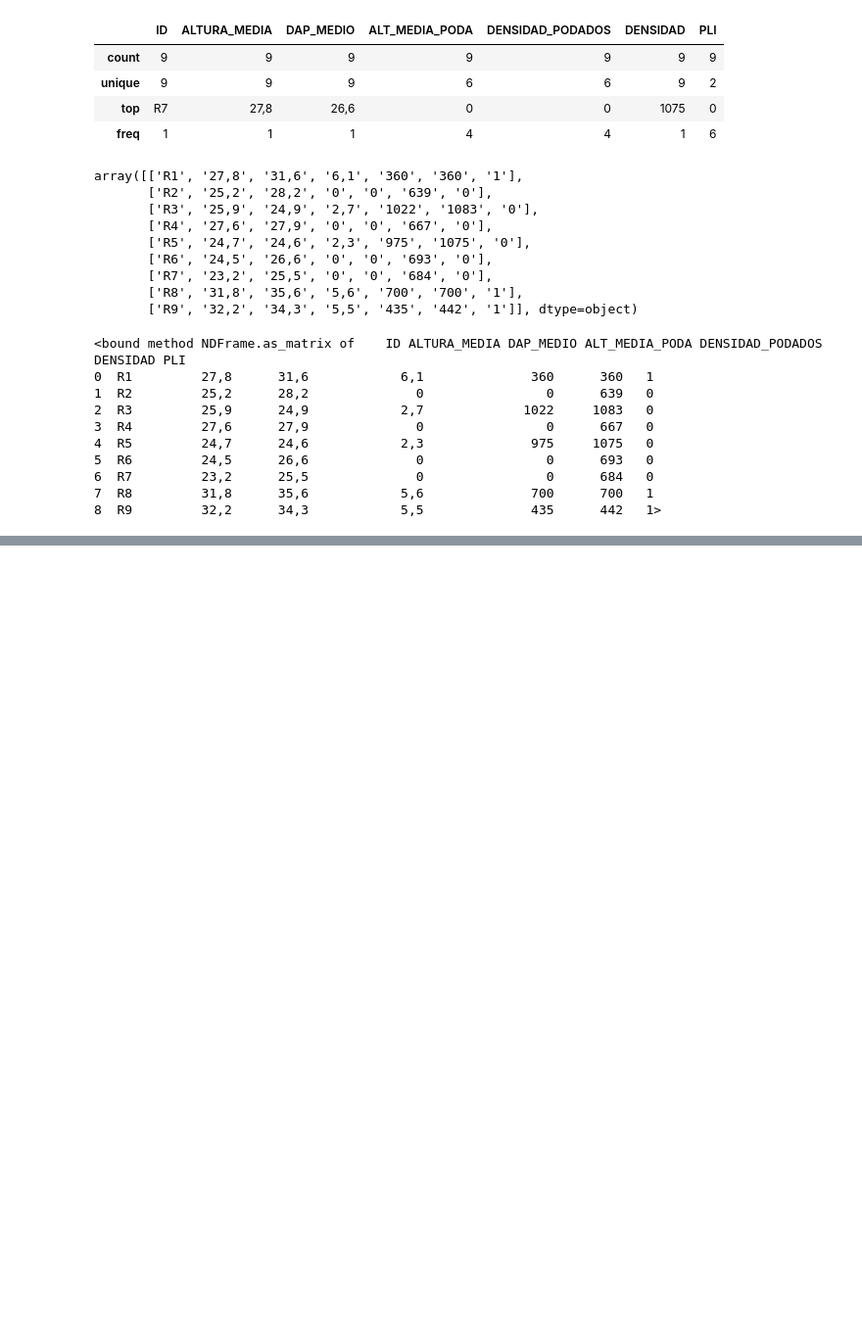
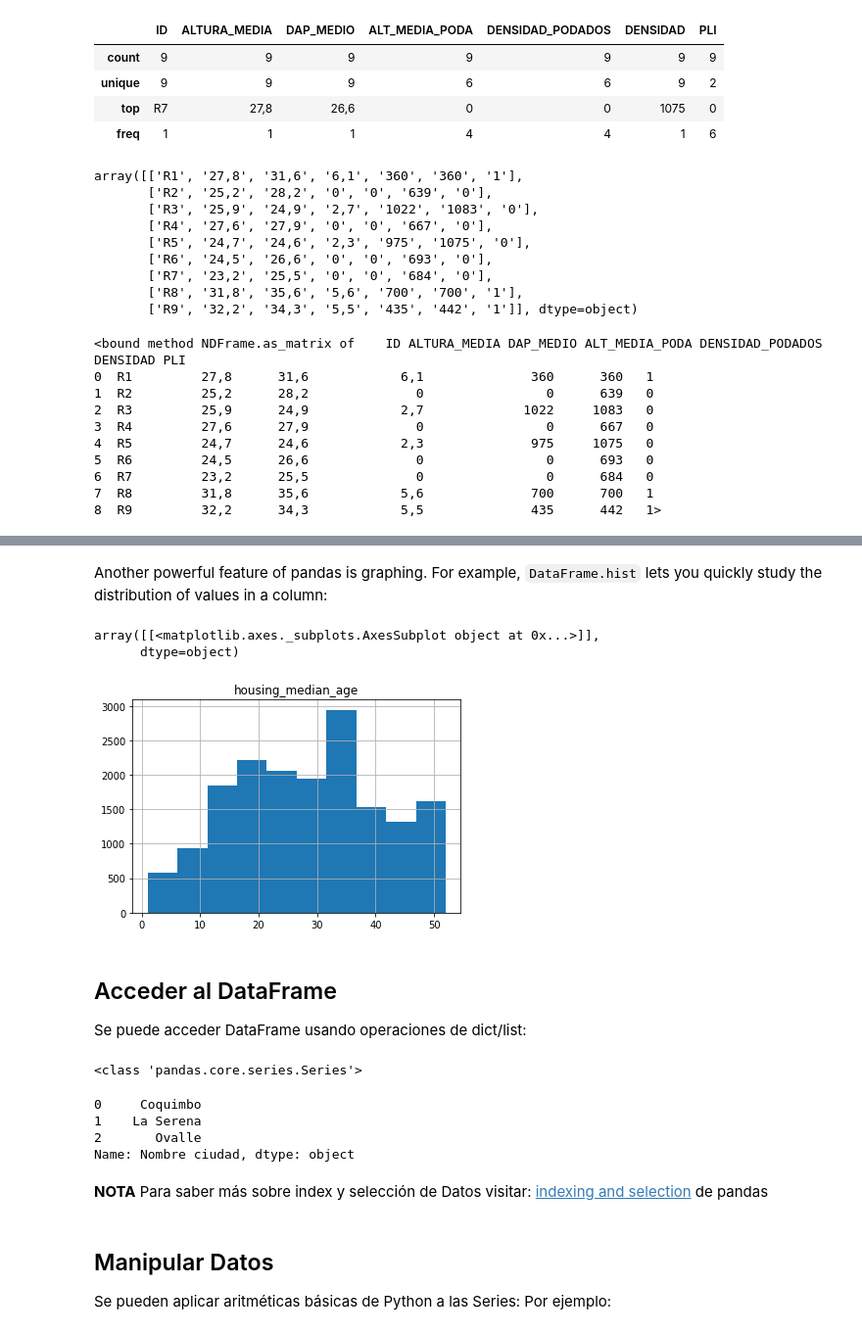
Before and after one commit to patosaid/apuntes_python, a Jupyter notebook: librerias_python.ipynb, the cells around one changed output, grey strips where cells are left out. Shown at 98% size. Drawn from its saved outputs; the diff is of its cells as text; code cells hidden in the pictures; blank space fills up the shorter version.

Commit message:
intro pandas colab

```diff
--- a/librerias_python.ipynb
+++ b/librerias_python.ipynb
@@ -360,0 +419,3 @@ df.as_matrix
+# %%
+california_housing_dataframe = pd.read_csv("https://download.mlcc.google.com/mledu-datasets/california_housing_train.csv", sep=",")
+california_housing_dataframe.describe() # para mostrar un resumen estadistico
@@ -360,0 +443,29 @@ df.as_matrix
+# %% [markdown]
+Another powerful feature of pandas is graphing. For example, ``DataFrame.hist`` lets you quickly study the distribution of values in a column:
+# %%
+california_housing_dataframe.hist('housing_median_age')
+# %% [output]
+array([[<matplotlib.axes._subplots.AxesSubplot object at 0x...>]],
+      dtype=object)
+[figure, added]
+# %% [markdown]
+## Acceder al DataFrame
+Se puede acceder DataFrame usando operaciones de dict/list:
+# %%
+ciudades = pd.DataFrame({ 'Nombre ciudad': nombre_ciudad, 'Poblacion': poblacion })
+print(type(ciudades['Nombre ciudad']))
+# %% [output]
+<class 'pandas.core.series.Series'>
+# %%
+ciudades['Nombre ciudad']
+# %% [output]
+0     Coquimbo
+1    La Serena
+2       Ovalle
+Name: Nombre ciudad, dtype: object
+# %% [markdown]
+**NOTA** Para saber más sobre index y selección de Datos visitar:  [indexing and selection](http://pandas.pydata.org/pandas-docs/stable/indexing.html) de pandas
+# %% [markdown]
+## Manipular Datos
+
+Se pueden aplicar aritméticas básicas de Python a las Series: Por ejemplo:
```
Also changed, not shown: parts of 36 cells of this notebook.
